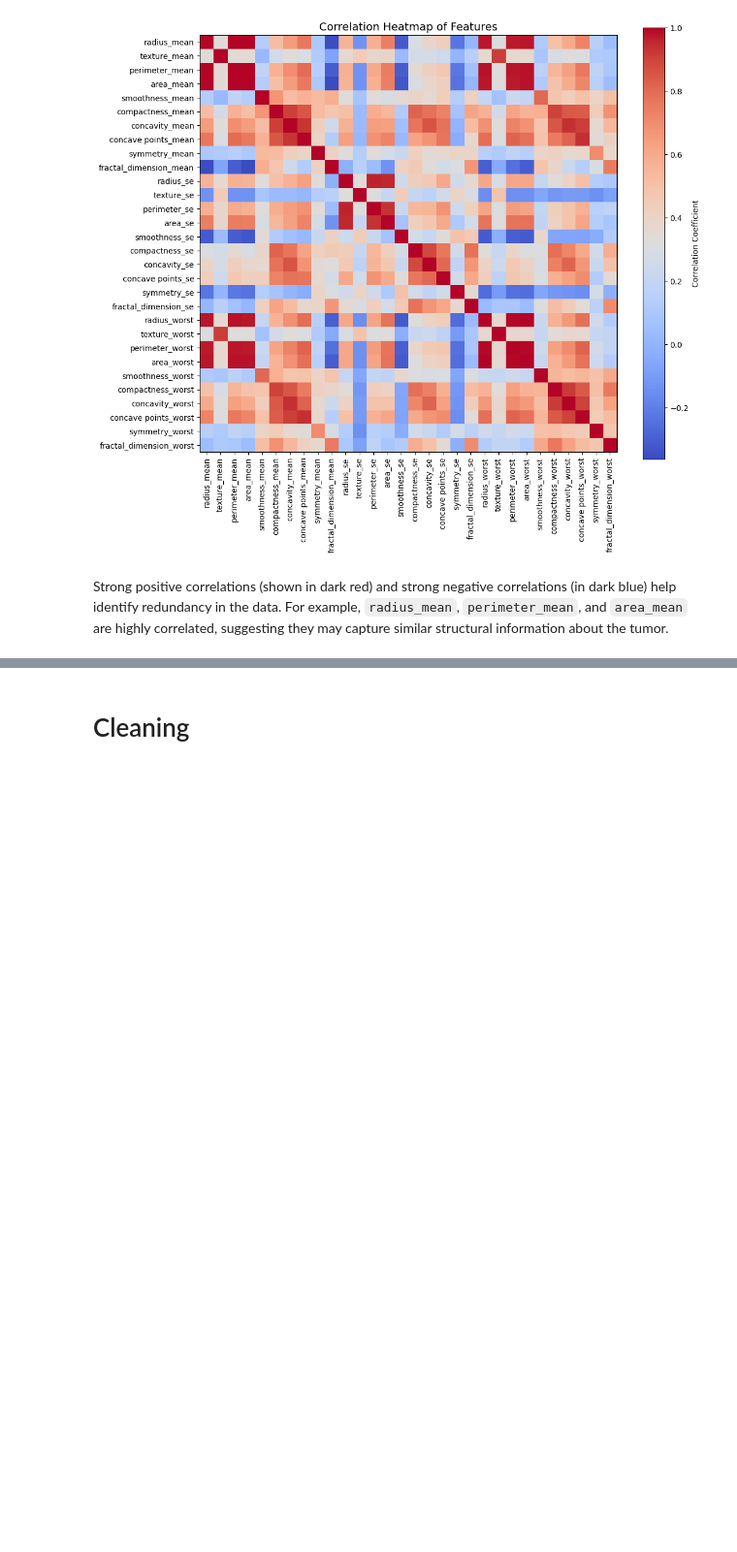
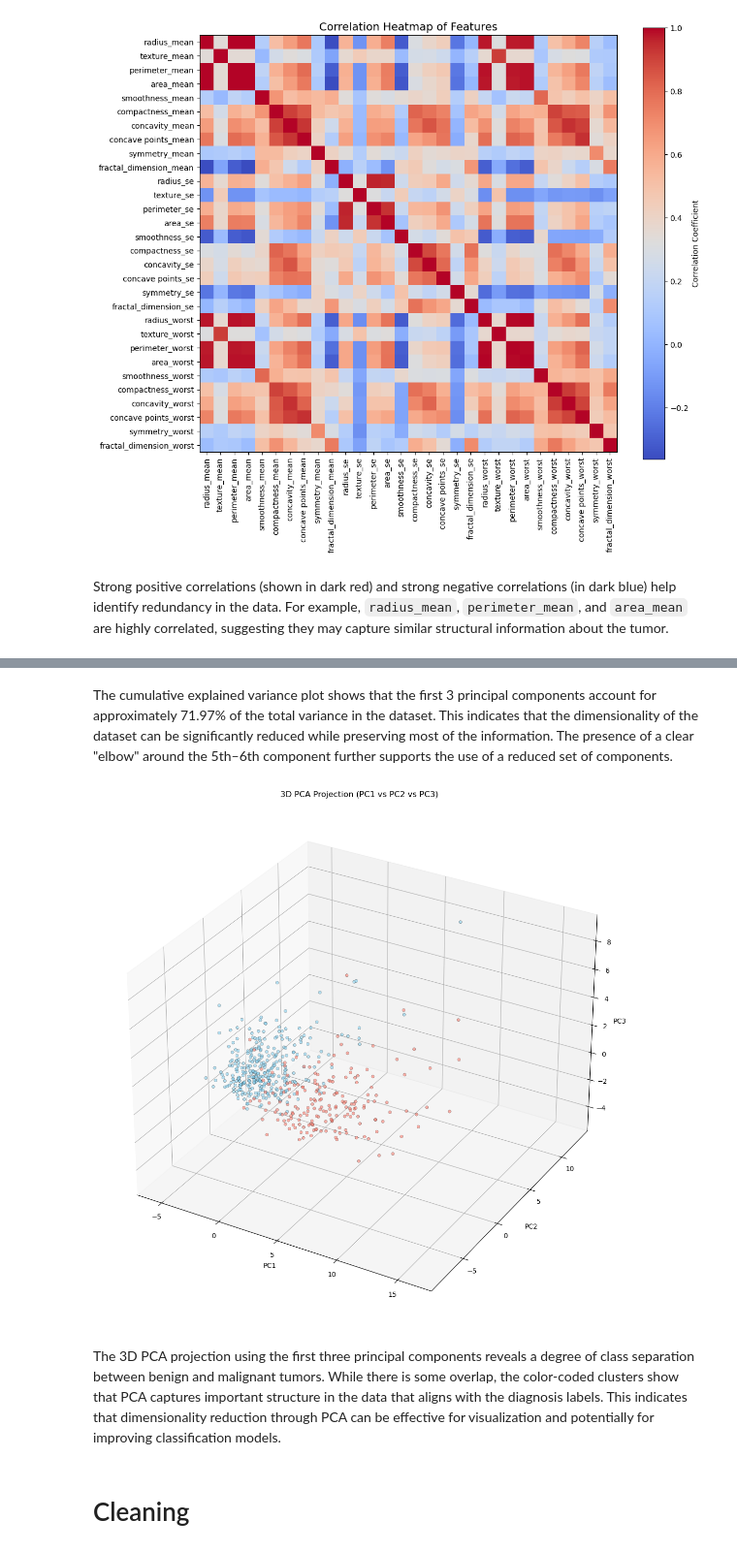
Before and after one commit to ikotsov/MLCB-Assignment-2, a Jupyter notebook: notebooks/data_exploration.ipynb, the cells around one changed output, grey strips where cells are left out. Shown at 97% size. Cells and saved outputs as stored; diff of their text form; code cells hidden in the pictures; blank space fills up the shorter version.

```diff
--- a/notebooks/data_exploration.ipynb
+++ b/notebooks/data_exploration.ipynb
@@ -233,3 +270,27 @@ Strong positive correlations (shown in dark red) and strong negative correlation
+# %% [markdown]
+The cumulative explained variance plot shows that the first 3 principal components account for approximately 71.97% of the total variance in the dataset. This indicates that the dimensionality of the dataset can be significantly reduced while preserving most of the information. The presence of a clear "elbow" around the 5th–6th component further supports the use of a reduced set of components.
+# %%
+y = df["diagnosis"]
+
+# 3D plot using first three principal components
+fig = plt.figure(figsize=(11, 12))
+ax = fig.add_subplot(111, projection='3d')
+
+# Color by diagnosis
+colors = ['skyblue' if label == 'B' else 'salmon' for label in y]
+ax.scatter(X_pca[:, 0], X_pca[:, 1], X_pca[:, 2], c=colors, edgecolors='k', alpha=0.6, linewidths=0.3)
+
+# Axes labels
+ax.set_xlabel("PC1")
+ax.set_ylabel("PC2")
+ax.set_zlabel("PC3")
+ax.set_title("3D PCA Projection (PC1 vs PC2 vs PC3)")
+plt.tight_layout()
+plt.show()
+# %% [output]
+[figure, added]
+# %% [markdown]
+The 3D PCA projection using the first three principal components reveals a degree of class separation between benign and malignant tumors. While there is some overlap, the color-coded clusters show that PCA captures important structure in the data that aligns with the diagnosis labels. This indicates that dimensionality reduction through PCA can be effective for visualization and potentially for improving classification models.
 # %% [markdown]
 # Cleaning
 # %%
```
Also changed, not shown: parts of 2 cells of this notebook.
